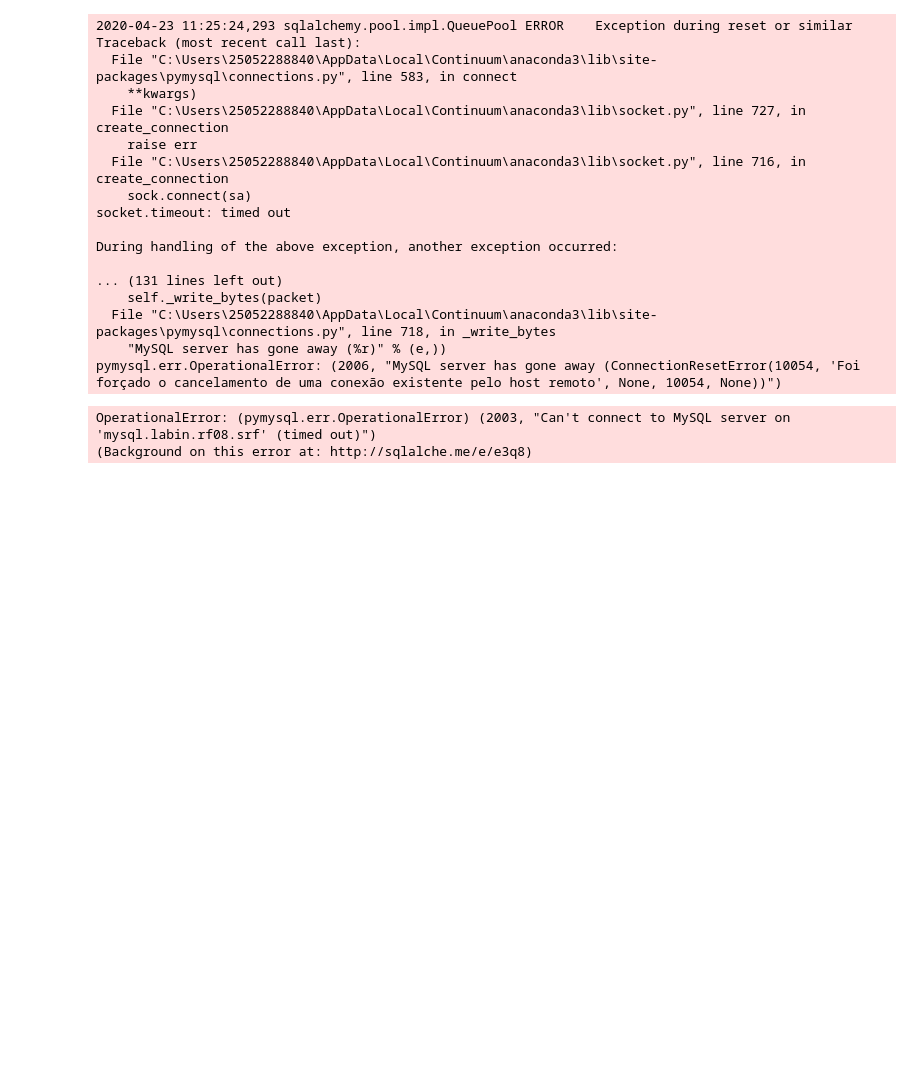
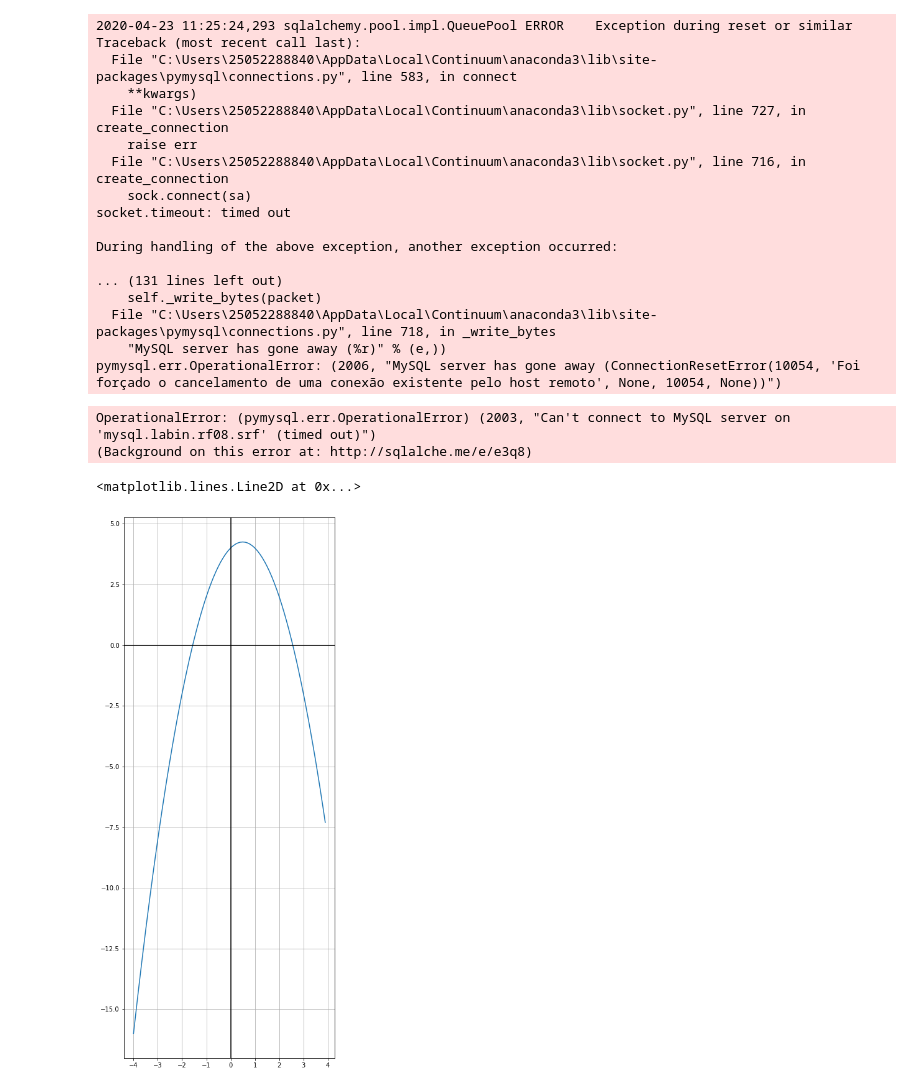
Before and after one commit to IvanBrasilico/bhadrasana2, a Jupyter notebook: notebooks/Testes interativos.ipynb, the cells around one changed output. Saved outputs shown, nothing was run; the diff lists cells and outputs as text; code cells hidden in the pictures; blank space fills up the shorter version.

```diff
--- a/notebooks/Testes interativos.ipynb
+++ b/notebooks/Testes interativos.ipynb
@@ -45,3 +45,5 @@ usuarios
 # %%
 index = usuario_index(usuarios, '25052288840')
 print(index, type(index))
+# %%
+x = [item/10 for item in range(-40, 40)]
@@ -47,0 +52,11 @@ print(index, type(index))
+# %%
+fig, ax = plt.subplots(figsize=(10, 16))
+y = [-item**2 + item + 4 for item in x]
+ax.plot(x, y)
+ax.set_aspect('equal')
+ax.grid()
+ax.axhline(y=0, color='k')
+ax.axvline(x=0, color='k')
+# %% [output]
+<matplotlib.lines.Line2D at 0x...>
+[figure, added]
```
Also changed, not shown: parts of 1 cell of this notebook, 2 other files.
